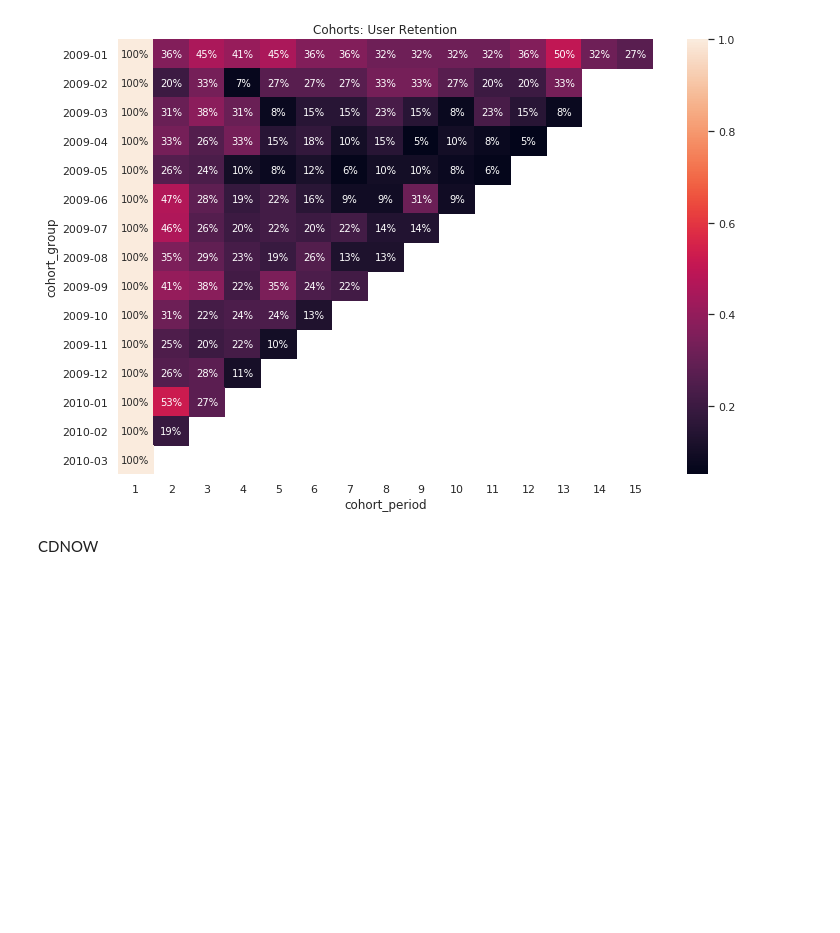
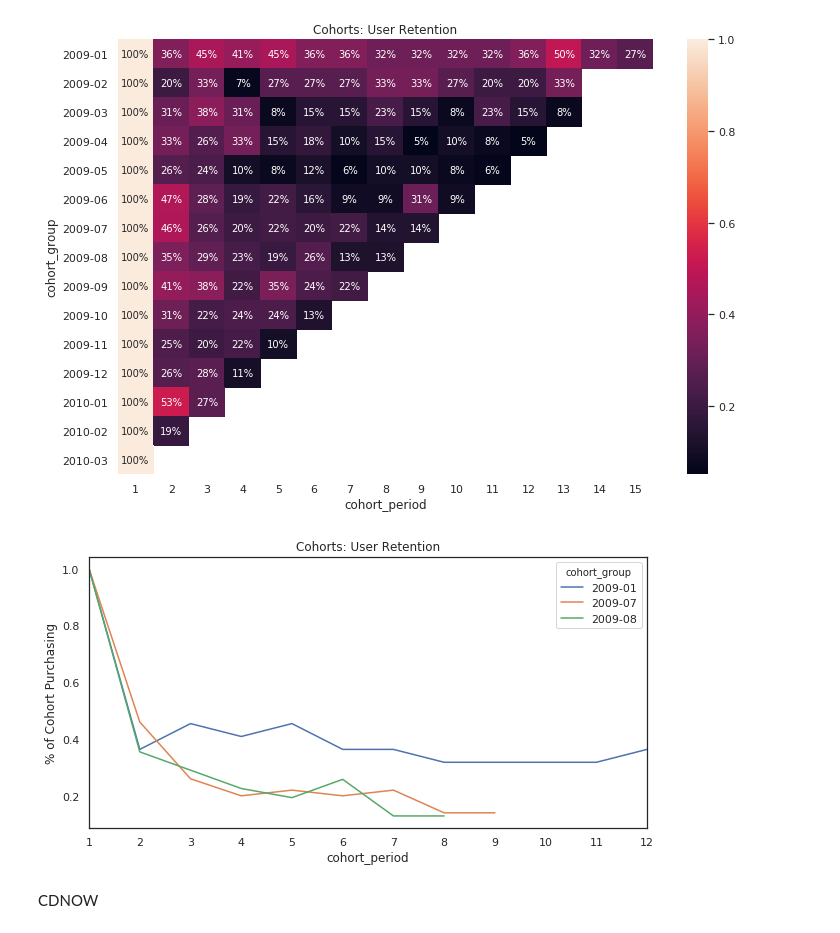
Before and after one commit to pfcor/pycrm, a Jupyter notebook: pycrm-dev-nb.ipynb, the cells around one changed output. Drawn from its saved outputs; the diff is of its cells as text; code cells hidden in the pictures; blank space fills up the shorter version.

Commit message:
more cohort business

```diff
--- a/pycrm-dev-nb.ipynb
+++ b/pycrm-dev-nb.ipynb
@@ -146,6 +221,14 @@ plt.title('Cohorts: User Retention')
 sns.heatmap(user_retention.T, mask=user_retention.T.isnull(), annot=True, fmt='.0%');
 # %% [output]
 [figure]
+# %%
+user_retention[['2009-01', '2009-07', '2009-08']].plot(figsize=(10,5))
+plt.title('Cohorts: User Retention')
+plt.xticks(np.arange(1, 12.1, 1))
+plt.xlim(1, 12)
+plt.ylabel('% of Cohort Purchasing');
+# %% [output]
+[figure, added]
 # %% [markdown]
 CDNOW
 # %%
```
Also changed, not shown: parts of 5 cells of this notebook.
